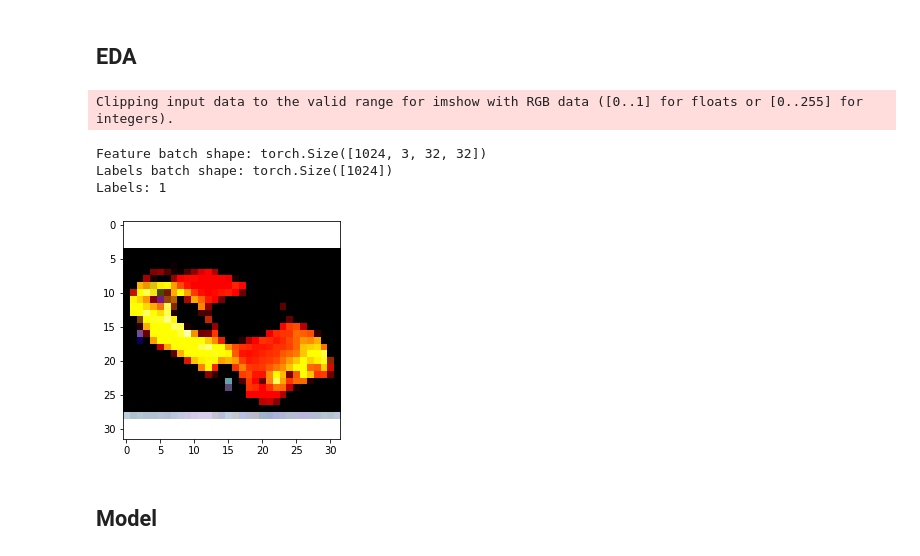
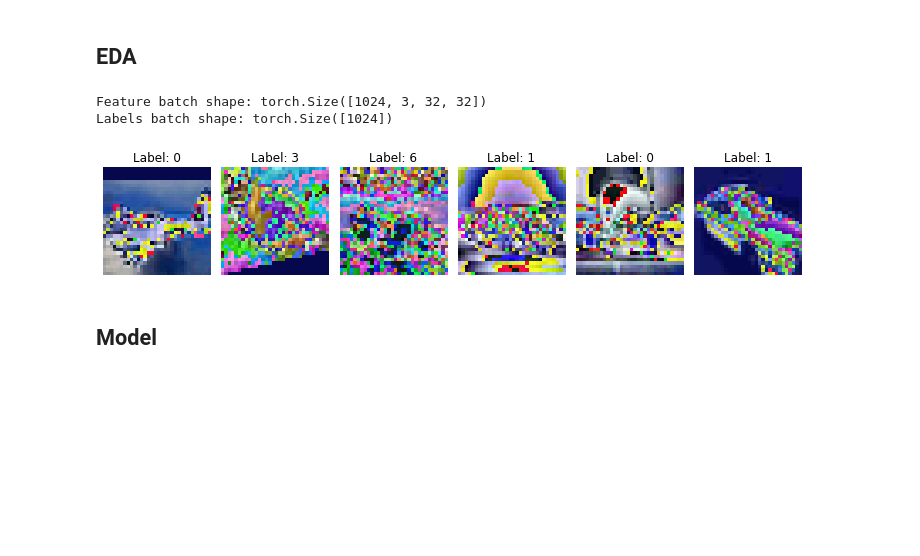
Before and after one commit to JerBaf/opt_ml_project, a Jupyter notebook: Opt4ML_basis.ipynb, the cells around one changed output. Saved outputs shown, nothing was run; the diff lists cells and outputs as text; code cells hidden in the pictures; blank space fills up the shorter version.

Commit message:
add augmentation, add custom optimisers
(I will update optimisers later)

```diff
--- a/Opt4ML_basis.ipynb
+++ b/Opt4ML_basis.ipynb
@@ -71,9 +104,13 @@ Files already downloaded and verified
 # %% [markdown]
 ## Transforms
+# %%
+# augment = transforms.RandAugment()
+augment = transforms.AutoAugment(transforms.AutoAugmentPolicy.CIFAR10)
 # %%
 mean_per_channel_CIFAR10 = tuple((CIFAR10_dataset_train.data/255).mean(axis=(0,1,2)))
 std_per_channel_CIFAR10 = tuple((CIFAR10_dataset_train.data/255).std(axis=(0,1,2)))
 transform_CIFAR10 = transforms.Compose([
+    augment,
     transforms.ToTensor(),
     transforms.Normalize(mean_per_channel_CIFAR10, std_per_channel_CIFAR10),
 ])
@@ -81,6 +118,7 @@ transform_CIFAR10 = transforms.Compose([
 mean_per_channel_CIFAR100 = tuple((CIFAR10_dataset_train.data/255).mean(axis=(0,1,2))/255)
 std_per_channel_CIFAR100 = tuple((CIFAR100_dataset_train.data/255).std(axis=(0,1,2)))
 transform_CIFAR100 = transforms.Compose([
+    augment,
     transforms.ToTensor(),
     transforms.Normalize(mean_per_channel_CIFAR100, std_per_channel_CIFAR100),
 ])
@@ -88,6 +126,7 @@ transform_CIFAR100 = transforms.Compose([
 mean_per_channel_MNIST = (MNIST_dataset_train.data.numpy()/255).mean()
 std_per_channel_MNIST= (MNIST_dataset_train.data.numpy()/255).std()
 transform_MNIST = transforms.Compose([
+    augment,
     transforms.ToTensor(),
     transforms.Normalize(mean_per_channel_MNIST, std_per_channel_MNIST),
 ])
@@ -95,6 +134,7 @@ transform_MNIST = transforms.Compose([
 mean_per_channel_FashionMNIST = (FashionMNIST_dataset_train.data.numpy()/255).mean()
 std_per_channel_FashionMNIST = (FashionMNIST_dataset_train.data.numpy()/255).std()
 transform_FashionMNIST = transforms.Compose([
+    augment,
     transforms.ToTensor(),
     transforms.Normalize(mean_per_channel_FashionMNIST, std_per_channel_FashionMNIST),
 ])
@@ -183,22 +223,25 @@ FashionMNIST_dataloader_test = DataLoader(FashionMNIST_dataset_test,batch_size=b
 # %%
 # Display image and label.
 train_features, train_labels = next(iter(CIFAR10_dataloader_train))
 print(f"Feature batch shape: {train_features.size()}")
 print(f"Labels batch shape: {train_labels.size()}")
-img = train_features[0]
-label = train_labels[0]
-if len(img.shape) > 2:
-    img = np.swapaxes(img,0,-1)
-    img = np.swapaxes(img,0,1)
-#plt.imshow((img * 255).numpy().astype(np.uint8))
-plt.imshow(img)
-print(f"Labels: {label}")
+aug = 6
+fig, ax = plt.subplots(ncols=aug, figsize=(10, 8))
+for i in range(aug):
+    train_features, train_labels = next(iter(CIFAR10_dataloader_train))
+    img = train_features[0]
+    label = train_labels[0]
+    if len(img.shape) > 2:
+        img = np.swapaxes(img,0,-1)
+        img = np.swapaxes(img,0,1)
+    ax[i].imshow((img * 255).numpy().astype(np.uint8))
+    ax[i].axis("off")
+    ax[i].set_title(f"Label: {np.array(label)}")
+plt.tight_layout()
 # %% [output]
-Clipping input data to the valid range for imshow with RGB data ([0..1] for floats or [0..255] for integers).
+Feature batch shape: torch.Size([1024, 3, 32, 32])
+Labels batch shape: torch.Size([1024])
-Feature batch shape: torch.Size([1024, 3, 32, 32])
-Labels batch shape: torch.Size([1024])
-Labels: 1
-[figure, old version]
+[figure, new version]
 # %% [markdown]
 ## Model
 # %%
```
Also changed, not shown: parts of 5 cells of this notebook.
